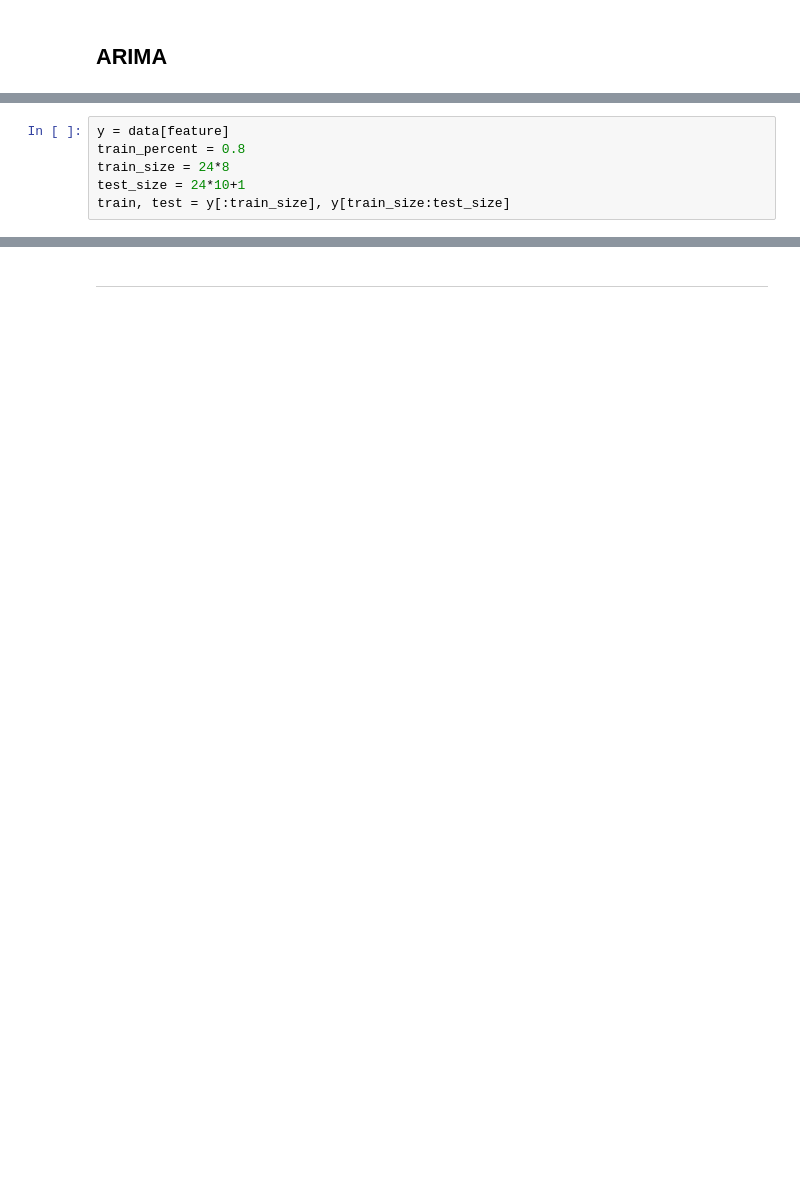
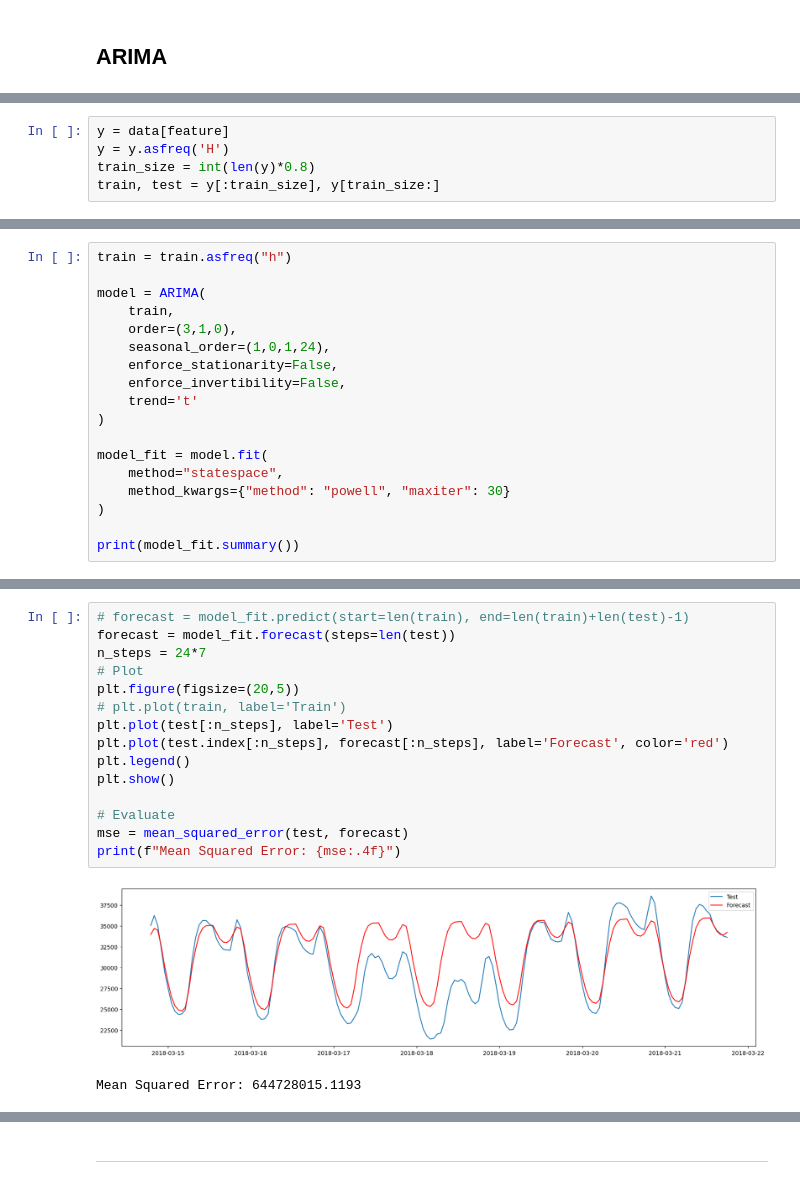
Before and after one commit to hea0516/Energy_Consumption_Investigate_Capstone_Project, a Jupyter notebook: time_series_model.ipynb, the cells around one changed output, grey strips where cells are left out. Saved outputs shown, nothing was run; the diff lists cells and outputs as text; blank space fills up the shorter version.

```diff
--- a/time_series_model.ipynb
+++ b/time_series_model.ipynb
@@ -344,6 +152,5 @@ print(auto_model.summary())
 # %%
 y = data[feature]
-train_percent = 0.8
-train_size = 24*8
-test_size = 24*10+1
-train, test = y[:train_size], y[train_size:test_size]
+y = y.asfreq('H')
+train_size = int(len(y)*0.8)
+train, test = y[:train_size], y[train_size:]
@@ -368,0 +157,18 @@ train, test = y[:train_size], y[train_size:test_size]
+# %%
+train = train.asfreq("h")
+
+model = ARIMA(
+    train,
+    order=(3,1,0),
+    seasonal_order=(1,0,1,24),
+    enforce_stationarity=False,
+    enforce_invertibility=False,
+    trend='t'
+)
+
+model_fit = model.fit(
+    method="statespace",
+    method_kwargs={"method": "powell", "maxiter": 30}
+)
+
+print(model_fit.summary())
@@ -368,0 +214,18 @@ train, test = y[:train_size], y[train_size:test_size]
+# %%
+# forecast = model_fit.predict(start=len(train), end=len(train)+len(test)-1)
+forecast = model_fit.forecast(steps=len(test))
+n_steps = 24*7
+# Plot
+plt.figure(figsize=(20,5))
+# plt.plot(train, label='Train')
+plt.plot(test[:n_steps], label='Test')
+plt.plot(test.index[:n_steps], forecast[:n_steps], label='Forecast', color='red')
+plt.legend()
+plt.show()
+
+# Evaluate
+mse = mean_squared_error(test, forecast)
+print(f"Mean Squared Error: {mse:.4f}")
+# %% [output]
+[figure, added]
+Mean Squared Error: 644728015.1193
```
Also changed, not shown: parts of 49 cells of this notebook.
